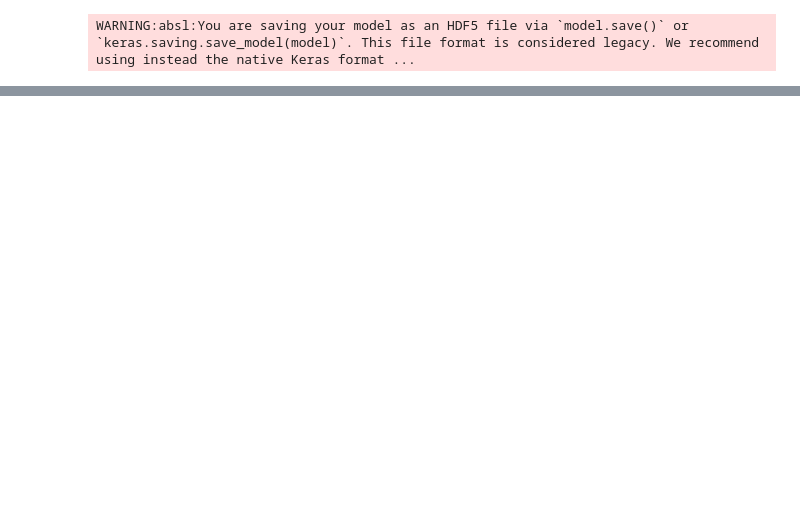
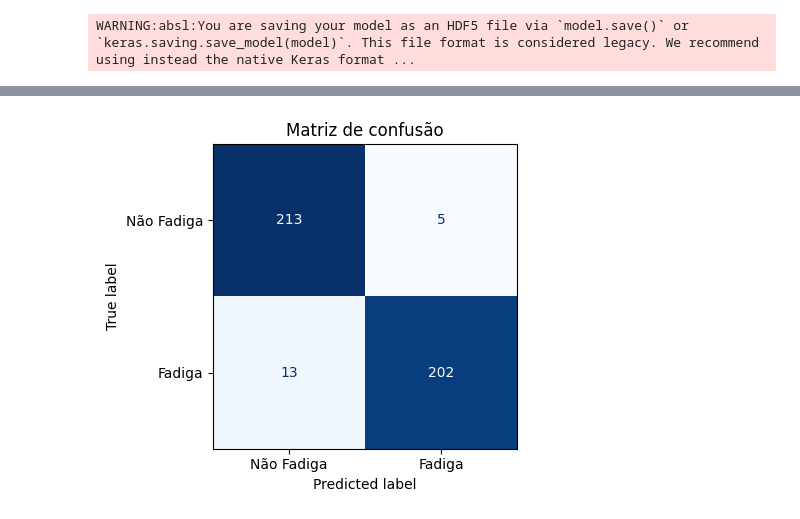
Before and after one commit to ClassNeuralNetwork/classification-fatigue-detection, a Jupyter notebook: Deteccao_Sonolencia_MobileNet.ipynb, the cells around one changed output, grey strips where cells are left out. Cells and saved outputs as stored; diff of their text form; code cells hidden in the pictures; blank space fills up the shorter version.

```diff
--- a/Deteccao_Sonolencia_MobileNet.ipynb
+++ b/Deteccao_Sonolencia_MobileNet.ipynb
@@ -139,0 +262,11 @@ model_transfer.compile(optimizer='adam', loss='binary_crossentropy', metrics=['a
+# %%
+from sklearn.metrics import classification_report, confusion_matrix
+
+y_pred_prob = model_transfer.predict(test_images)
+y_pred = (y_pred_prob >= 0.5).astype(int).flatten()
+y_true = y_test
+
+print(classification_report(
+    y_true, y_pred,
+    target_names=["Não Fadiga (0)", "Fadiga (1)"]
+))
@@ -139,0 +283,14 @@ model_transfer.compile(optimizer='adam', loss='binary_crossentropy', metrics=['a
+# %%
+cm = confusion_matrix(y_true, y_pred)
+disp = ConfusionMatrixDisplay(
+    confusion_matrix=cm,
+    display_labels=["Não Fadiga", "Fadiga"]
+)
+
+fig, ax = plt.subplots(figsize=(5, 4))
+disp.plot(ax=ax, colorbar=False, cmap="Blues")
+ax.set_title("Matriz de confusão")
+plt.tight_layout()
+plt.show()
+# %% [output]
+[figure, added]
```
Also changed, not shown: parts of 15 cells of this notebook.
